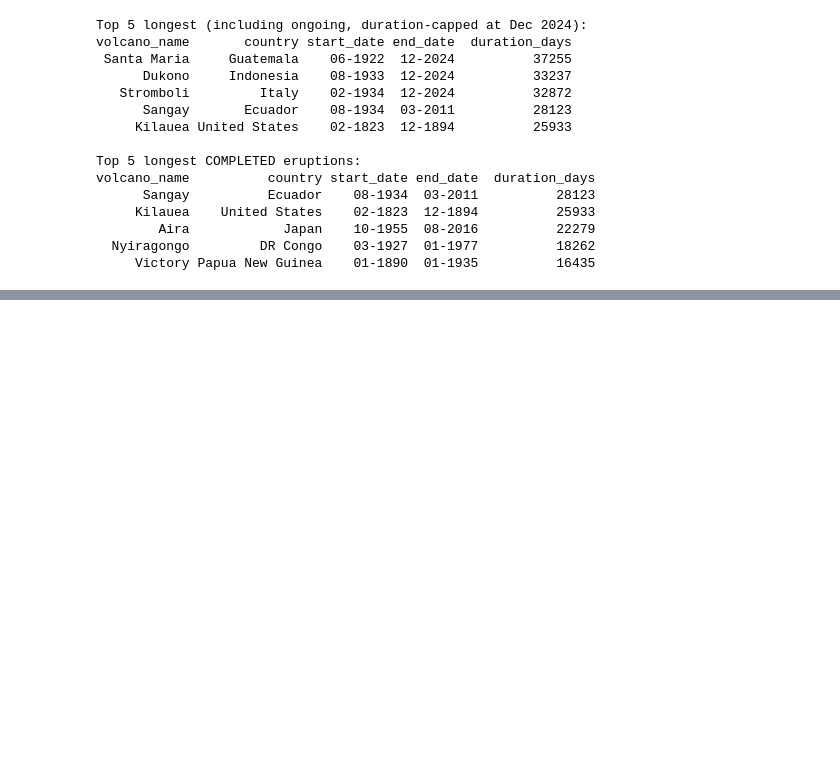
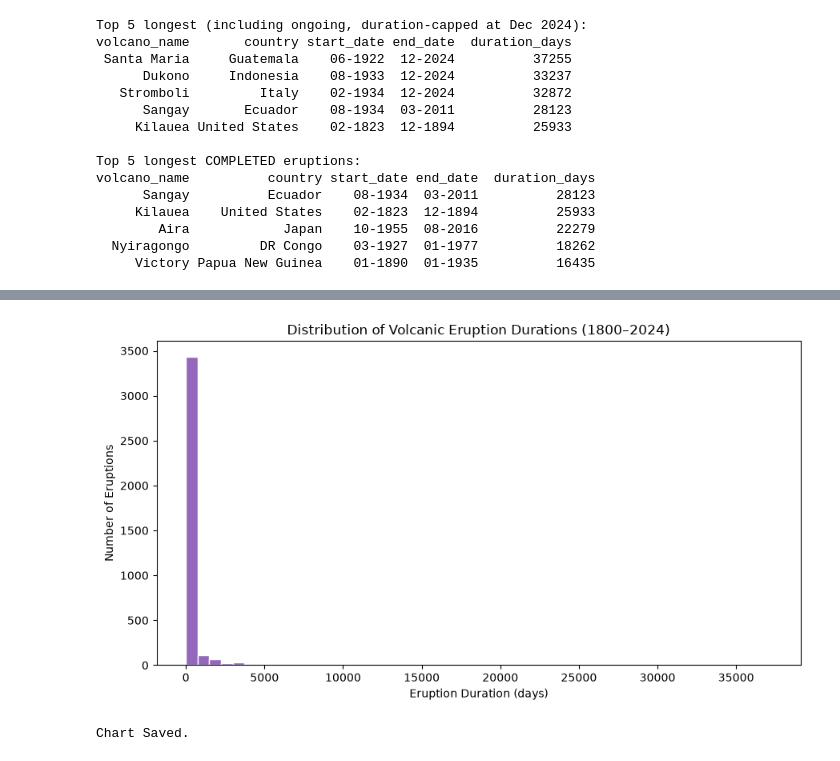
Before and after one commit to dakshita01/data-science-portfolio, a Jupyter notebook: 03-volcanic-eruptions/notebook/volcanic_eruptions.ipynb, the cells around one changed output, grey strips where cells are left out. Cells and saved outputs as stored; diff of their text form; code cells hidden in the pictures; blank space fills up the shorter version.

```diff
--- a/03-volcanic-eruptions/notebook/volcanic_eruptions.ipynb
+++ b/03-volcanic-eruptions/notebook/volcanic_eruptions.ipynb
@@ -226,0 +231,20 @@ volcano_name          country start_date end_date  duration_days
+# %%
+plt.figure(figsize=(9, 5))
+plt.hist(
+    eruptions['duration_days'],
+    bins=50,
+    color='C4',
+    edgecolor='white'
+)
+plt.xlabel("Eruption Duration (days)")
+plt.ylabel("Number of Eruptions")
+plt.title("Distribution of Volcanic Eruption Durations (1800-2024)")
+plt.tight_layout()
+
+plt.savefig('./images/plots/eruption_duration_distribution.png', dpi=150, bbox_inches="tight")
+plt.show()
+
+print("Chart Saved.")
+# %% [output]
+[figure, added]
+Chart Saved.
```
Also changed, not shown: parts of 6 cells of this notebook.
